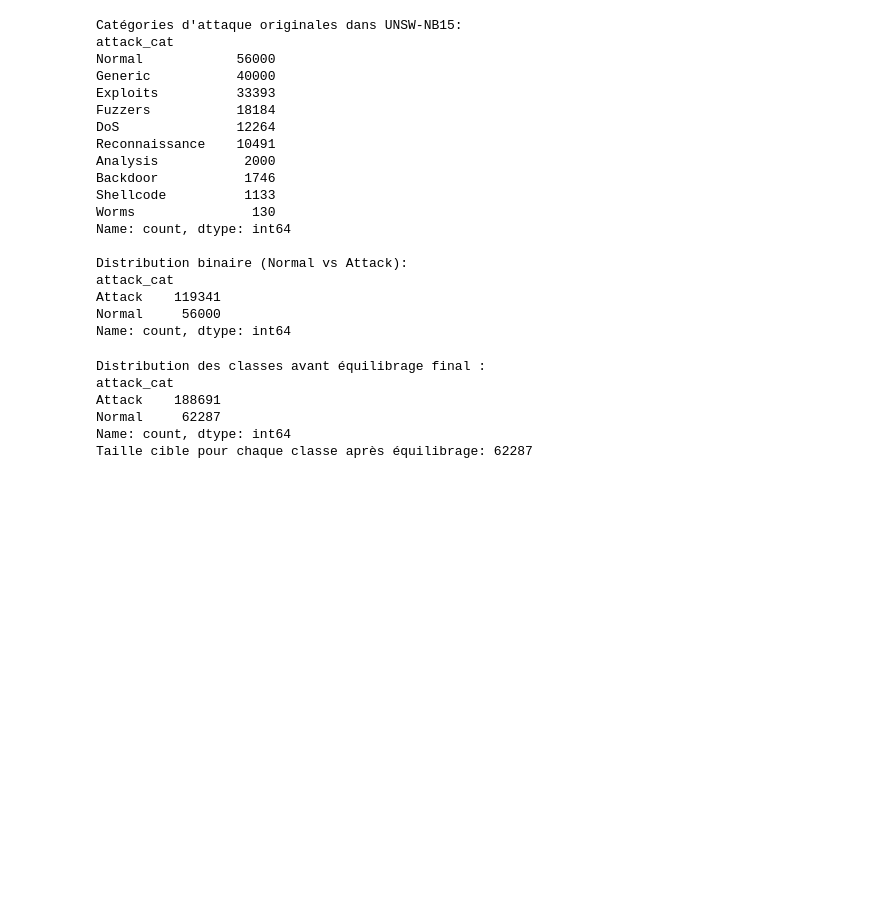
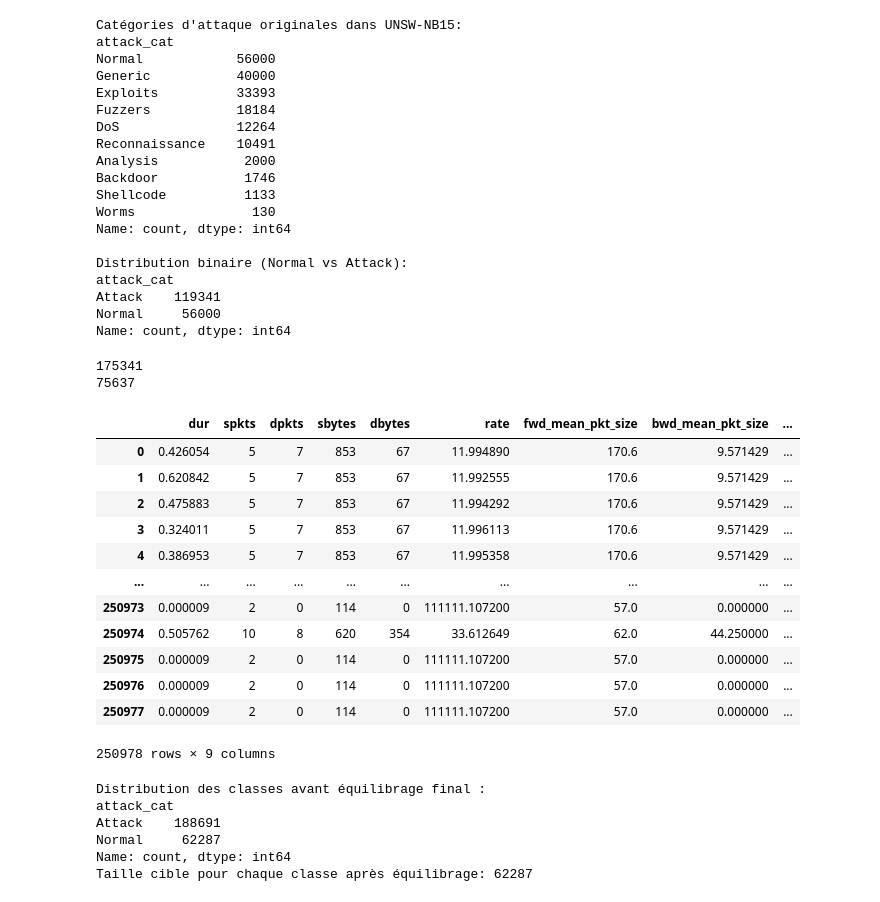
Before and after one commit to adiattara/Realtime-Network-Intrusion-Detection, a Jupyter notebook: DL_BINARY/explore_binaire.ipynb, the cells around one changed output. Drawn from its saved outputs; the diff is of its cells as text; code cells hidden in the pictures; blank space fills up the shorter version.

```diff
--- a/DL_BINARY/explore_binaire.ipynb
+++ b/DL_BINARY/explore_binaire.ipynb
@@ -137,8 +132,8 @@ anomalous_data.to_csv(os.path.join(anomalous_repo, "anomalous_data.csv"))
 from sklearn.preprocessing import LabelEncoder
 
 # --- Étape 1 : Chargement des données ---
-df_normal = pd.read_csv(os.path.join(normal_repo, "normal_data.csv"))
-df_attack = pd.read_csv(os.path.join(anomalous_repo, "anomalous_data.csv"))
+df_normal = pd.read_csv("/Users/khaled/PA/Data/normal/normal_data.csv")
+df_attack = pd.read_csv("/Users/khaled/PA/Data/anormal/anomalous_data.csv")
 
 # --- Étape 2 : Conversion des colonnes numériques ---
 numeric_cols = ['total_bytes', 'pkt_count', 'psh_count', 'urg_count',
@@ -211,12 +206,10 @@ df_all['fwd_mean_pkt_size'] = np.where(df_all['fwd_pkts']==0, 0,
 df_all['bwd_mean_pkt_size'] = np.where(df_all['bwd_pkts']==0, 0,
                                        df_all['bwd_bytes']/df_all['bwd_pkts'])
 # %%
-data_dir_train = os.getenv('DATA_DIR_TRAIN')
-df_all.to_csv(os.path.join(data_dir_train, "dataset_simule_multiclass.csv"), index=False)
-df_sim = pd.read_csv(os.path.join(data_dir_train, "dataset_simule_multiclass.csv"))
+df_all.to_csv("/Users/khaled/PA/Data_binaire/dataset_simule_multiclass.csv", index=False)
+df_sim = pd.read_csv("/Users/khaled/PA/Data_binaire/dataset_simule_multiclass.csv")
 # %%
-data_dir_test = os.getenv('DATA_DIR_TEST')
-UNSW_NB15_dataset = pd.read_csv(os.path.join(data_dir_test, "UNSW_NB15_training-set.csv"))
+UNSW_NB15_dataset = pd.read_csv("/Users/khaled/PA/Data/UNSW_NB15_training-set.csv")
 len(UNSW_NB15_dataset)
 # %% [output]
 175341
@@ -292,8 +285,30 @@ df_unsw_tr['fwd_mean_pkt_size'] = np.where(df_unsw_tr['spkts']==0, 0,
 df_unsw_tr['bwd_mean_pkt_size'] = np.where(df_unsw_tr['dpkts']==0, 0,
                                         df_unsw_tr['dbytes']/df_unsw_tr['dpkts'])
 df_unsw_tr = df_unsw_tr[keep_cols]
+# %%
+print(len(df_unsw_tr))
+print(len(df_sim))
+# %% [output]
+175341
+75637
 # %%
 final_data = pd.concat([df_sim, df_unsw_tr], ignore_index=True)
+# %%
+final_data
+# %% [output]
+|  | dur | spkts | dpkts | sbytes | dbytes | rate | fwd_mean_pkt_size | bwd_mean_pkt_size | ... |
+| 0 | 0.426054 | 5 | 7 | 853 | 67 | 11.994890 | 170.6 | 9.571429 | ... |
+| 1 | 0.620842 | 5 | 7 | 853 | 67 | 11.992555 | 170.6 | 9.571429 | ... |
+| 2 | 0.475883 | 5 | 7 | 853 | 67 | 11.994292 | 170.6 | 9.571429 | ... |
+| 3 | 0.324011 | 5 | 7 | 853 | 67 | 11.996113 | 170.6 | 9.571429 | ... |
+| 4 | 0.386953 | 5 | 7 | 853 | 67 | 11.995358 | 170.6 | 9.571429 | ... |
+| ... | ... | ... | ... | ... | ... | ... | ... | ... | ... |
+| 250973 | 0.000009 | 2 | 0 | 114 | 0 | 111111.107200 | 57.0 | 0.000000 | ... |
+| 250974 | 0.505762 | 10 | 8 | 620 | 354 | 33.612649 | 62.0 | 44.250000 | ... |
+| 250975 | 0.000009 | 2 | 0 | 114 | 0 | 111111.107200 | 57.0 | 0.000000 | ... |
+| 250976 | 0.000009 | 2 | 0 | 114 | 0 | 111111.107200 | 57.0 | 0.000000 | ... |
+| 250977 | 0.000009 | 2 | 0 | 114 | 0 | 111111.107200 | 57.0 | 0.000000 | ... |
+250978 rows × 9 columns
 # %%
 import joblib
 
```
Also changed, not shown: parts of 4 cells of this notebook, 10 other files.
